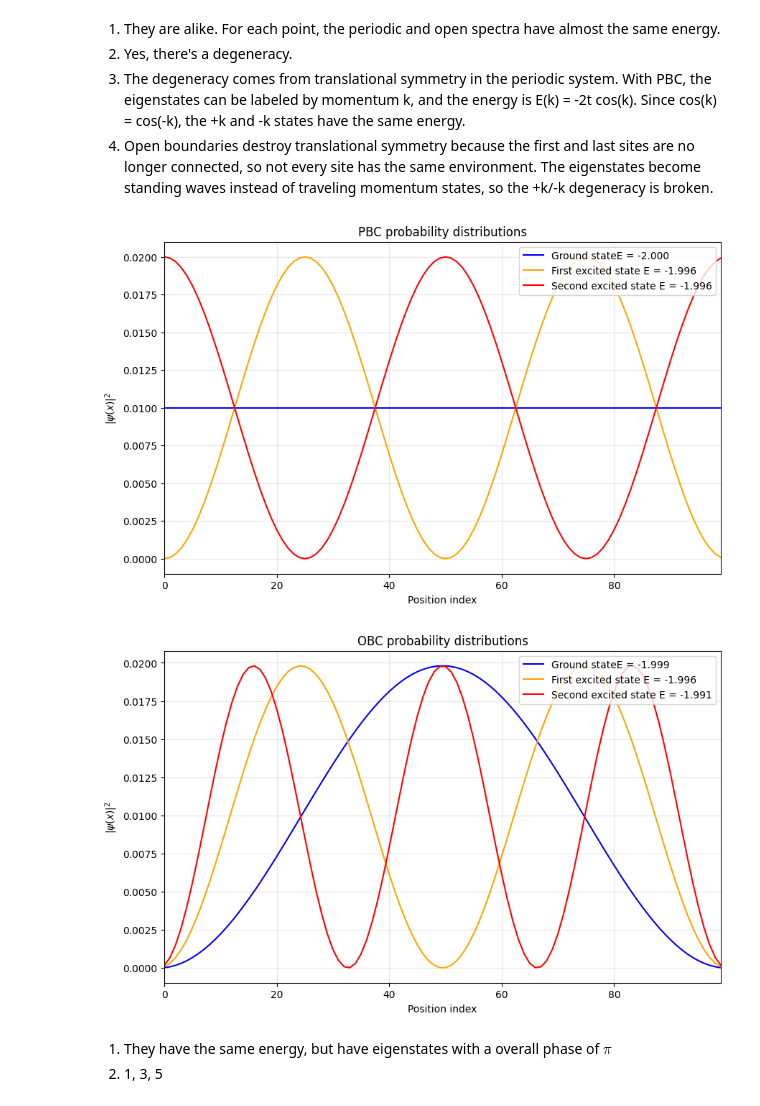
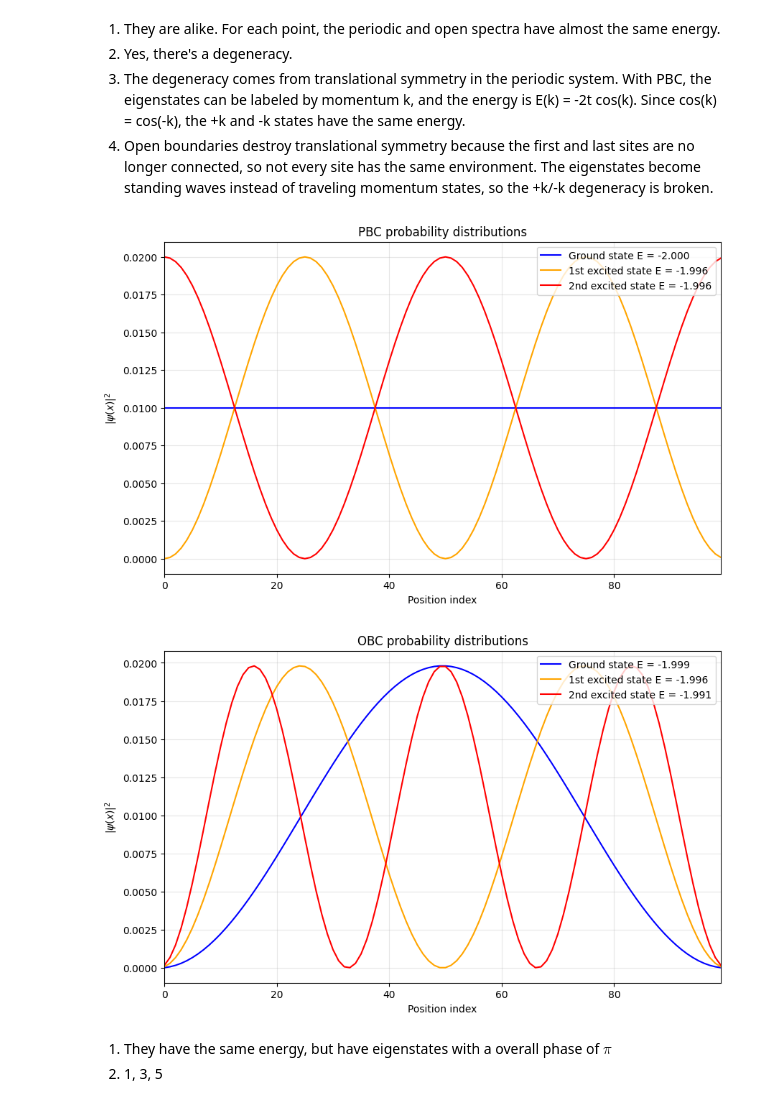
Before and after one commit to zengxuanliu2005/Solid_State_Physics_Project, a Jupyter notebook: scr/project.ipynb, the cells around one changed output. Drawn from its saved outputs; the diff is of its cells as text; code cells hidden in the pictures.

```diff
--- a/scr/project.ipynb
+++ b/scr/project.ipynb
@@ -84,9 +84,10 @@ E_PBC, psi_PBC = np.linalg.eigh(pbc_Hamiltonian(N))
 E_OBC, psi_OBC = np.linalg.eigh(obc_Hamiltonian(N))
 # %%
 plt.figure(figsize=(10, 6))
+N = 100
 
-plt.plot(range(N), E_PBC, label='PBC')
-plt.plot(range(N), E_OBC, label='OBC')
+plt.plot(E_PBC, 'o', label='PBC', markersize=5, color='blue')
+plt.plot(E_OBC, 's', label='OBC', markersize=5, color='red')
 plt.xlabel('Eigenvalue Index')
 plt.ylabel('Eigenvalue')
 plt.title('Eigenvalues of PBC and OBC Hamiltonians')
@@ -103,32 +104,31 @@ plt.show()
 4. Open boundaries destroy translational symmetry because the first and last sites are no longer connected, so not every site has the same environment. The eigenstates become standing waves instead of traveling momentum states, so the +k/-k degeneracy is broken.
 # %%
 # Ground state and first two excited state probability plots
-
 def plot_ground_and_excited_states(N, E, psi, title):
     x = np.arange(N)
 
     psi_gs = psi[:, 0]   # ground state
     psi_e1 = psi[:, 1]   # first excited state
     psi_e2 = psi[:, 2]   # second excited state
 
     plt.figure(figsize=(10, 6))
-    plt.plot(x, np.abs(psi_gs)**2, label=f"{'Ground state':}E = {E[0]:.3f}", color="blue")
-    plt.plot(x, np.abs(psi_e1)**2, label=f"{'First excited state':} E = {E[1]:.3f}", color="orange")
-    plt.plot(x, np.abs(psi_e2)**2, label=f"{'Second excited state':} E = {E[2]:.3f}", color="red")
+    plt.plot(x, np.abs(psi_gs)**2, label=f"{'Ground state':} E = {E[0]:.3f}", color="blue")
+    plt.plot(x, np.abs(psi_e1)**2, label=f"{'1st excited state':} E = {E[1]:.3f}", color="orange")
+    plt.plot(x, np.abs(psi_e2)**2, label=f"{'2nd excited state':} E = {E[2]:.3f}", color="red")
 
     plt.xlabel("Position index")
     plt.ylabel(r"$|\psi(x)|^2$")
     plt.xlim(0, N-1)
     plt.title(title)
     plt.legend(loc="upper right")
     plt.grid(True, alpha=0.3)
     plt.show()
 
 plot_ground_and_excited_states(N, E_PBC, psi_PBC, "PBC probability distributions")
 plot_ground_and_excited_states(N, E_OBC, psi_OBC, "OBC probability distributions")
 # %% [output]
-[figure, old version]
+[figure, new version]
-[figure, old version]
+[figure, new version]
 # %% [markdown]
 1. They have the same energy, but have eigenstates with a overall phase of $\pi$
 2. 1, 3, 5
```
Also changed, not shown: parts of 1 cell of this notebook, 15 other files.
